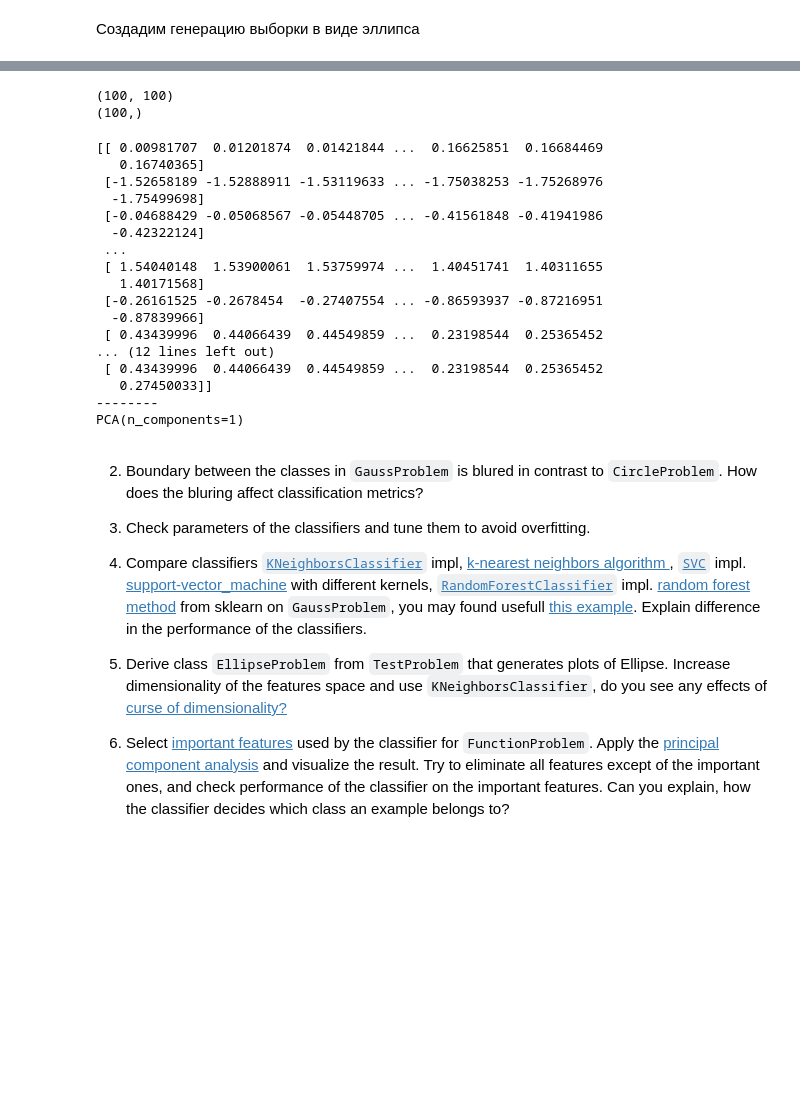
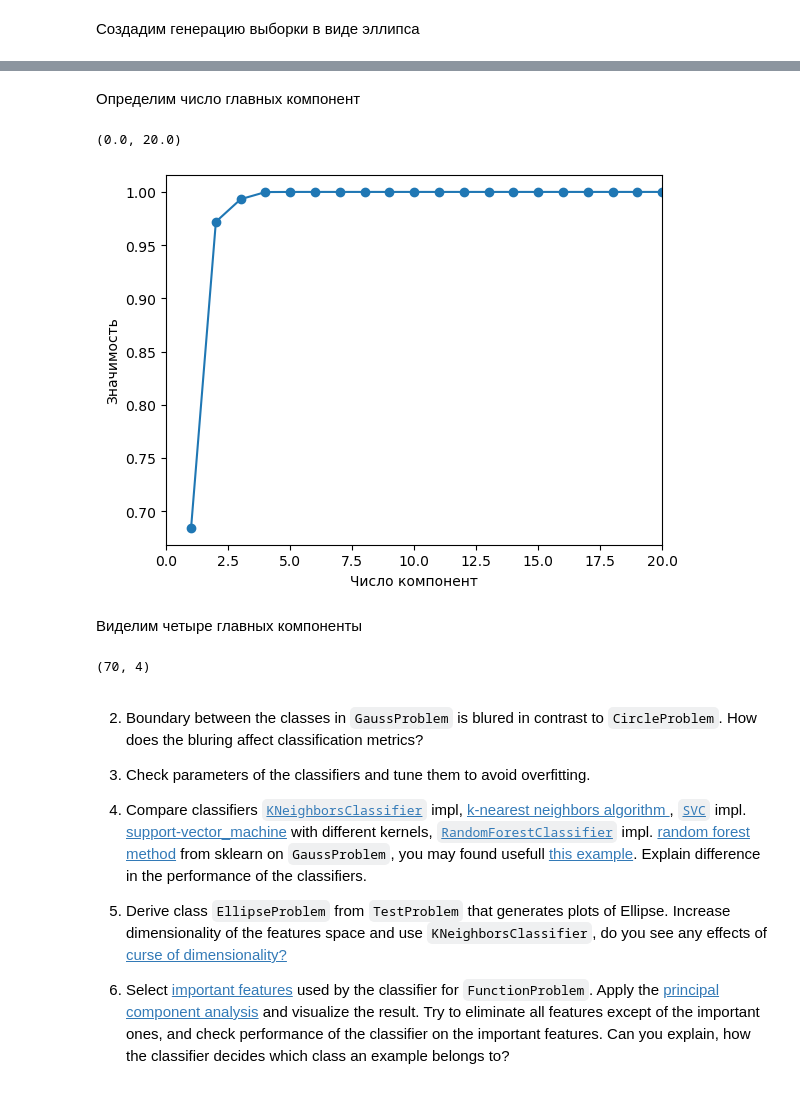
Before and after one commit to EHAT32/mlInPhysics, a Jupyter notebook: lab2.ipynb, the cells around one changed output, grey strips where cells are left out. Drawn from its saved outputs; the diff is of its cells as text; code cells hidden in the pictures; blank space fills up the shorter version.

```diff
--- a/lab2.ipynb
+++ b/lab2.ipynb
@@ -515,41 +515,34 @@ plt.show()
 from sklearn.decomposition import PCA
 # %%
 x, y = problem.sample(100)
-print(x.shape)
-print(y.shape)
 x_train = x[:int(100*0.7)]
 y_train = y[:int(100*0.7)]
 
 x_test = x[int(100*0.7):]
 y_test = y[int(100*0.7):]
-# %% [output]
-(100, 100)
-(100,)
-# %%
-print(x_train)
-pca = PCA(n_components=1)
-x_pca = pca.fit(x_train)
-print(x_train)
-print('--------')
-print(x_pca)
-# %% [output]
-[[ 0.00981707  0.01201874  0.01421844 ...  0.16625851  0.16684469
-   0.16740365]
- [-1.52658189 -1.52888911 -1.53119633 ... -1.75038253 -1.75268976
-  -1.75499698]
- [-0.04688429 -0.05068567 -0.05448705 ... -0.41561848 -0.41941986
-  -0.42322124]
- ...
- [ 1.54040148  1.53900061  1.53759974 ...  1.40451741  1.40311655
-   1.40171568]
- [-0.26161525 -0.2678454  -0.27407554 ... -0.86593937 -0.87216951
-  -0.87839966]
- [ 0.43439996  0.44066439  0.44549859 ...  0.23198544  0.25365452
-... (12 lines left out)
- [ 0.43439996  0.44066439  0.44549859 ...  0.23198544  0.25365452
-   0.27450033]]
---------
-PCA(n_components=1)
+# %% [markdown]
+Определим число главных компонент
+# %%
+feat_num = x.shape[1]
+var_ratio = np.zeros(feat_num)
+for num in np.arange(1, feat_num + 1):
+    pca = PCA(num)
+    pca.fit(x)
+    var_ratio[num - 1] = np.sum(pca.explained_variance_ratio_)
+# %%
+plt.plot(np.arange(1, feat_num + 1), var_ratio, '-o')
+plt.xlabel('Число компонент')
+plt.ylabel('Значимость')
+plt.xlim(0, 20)
+# %% [output]
+(0.0, 20.0)
+[figure, added]
+# %% [markdown]
+Виделим четыре главных компоненты
+# %%
+pca_x = PCA(n_components=4).fit_transform(x_train)
+# %% [output]
+(70, 4)
 # %% [markdown]
 2. Boundary between the classes in `GaussProblem` is blured in contrast to `CircleProblem`. How does the bluring affect classification metrics?
 
```
Also changed, not shown: parts of 13 cells of this notebook.
